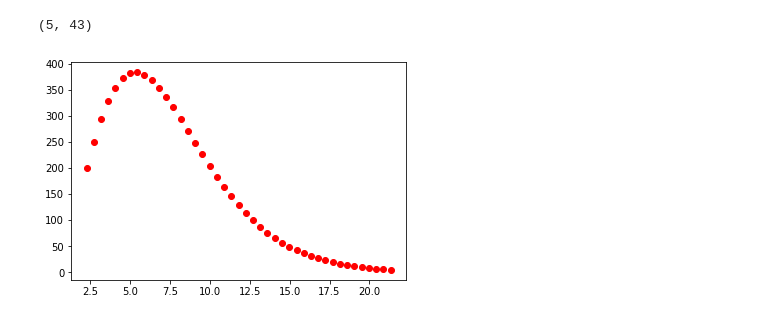
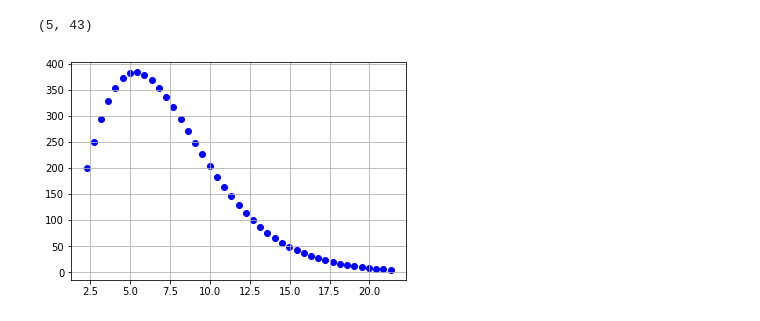
Before and after one commit to DCI-alxogm/pb2018-saulsierra18, a Jupyter notebook: semana15/Fibras.ipynb, the cells around one changed output. Cells and saved outputs as stored; diff of their text form; code cells hidden in the pictures.

```diff
--- a/semana15/Fibras.ipynb
+++ b/semana15/Fibras.ipynb
@@ -41,6 +41,7 @@ np.shape(datos2)
 x=datos2[0]
 y=datos2[1]
 # %%
-grafica=plt.scatter(x,y,color='r')
+plt.scatter(x,y,color='b')
+plt.grid()
 # %% [output]
-[figure, old version]
+[figure, new version]
```
Also changed, not shown: parts of 6 cells of this notebook, 1 other file.
